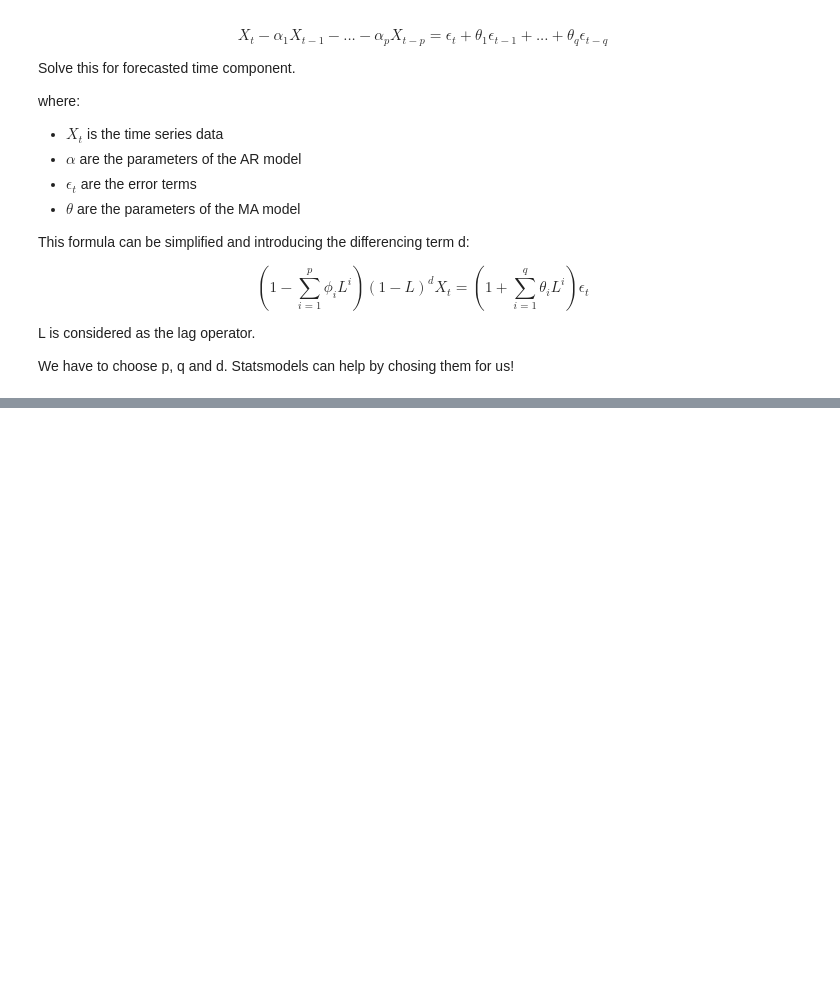
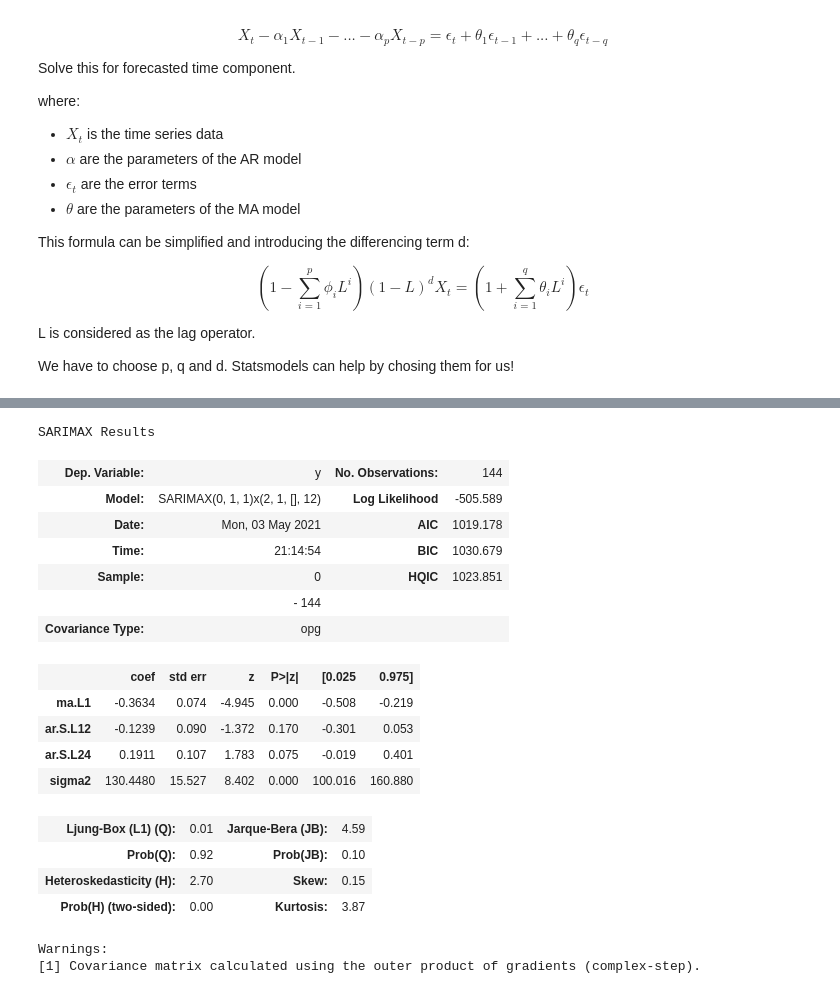
Before and after one commit to kromerh/coincaster, a Jupyter notebook: 04.Analysis/07 ARIMA.ipynb, the cells around one changed output, grey strips where cells are left out. Cells and saved outputs as stored; diff of their text form; code cells hidden in the pictures; blank space fills up the shorter version.

Commit message:
Choosing ARIMA parameters

```diff
--- a/04.Analysis/07 ARIMA.ipynb
+++ b/04.Analysis/07 ARIMA.ipynb
@@ -57,0 +228,12 @@ We have to choose p, q and d. Statsmodels can help by chosing them for us!
+# %%
+stepwise_fit = auto_arima(data_passengers['Thousands of Passengers'],
+           start_p=1,
+           start_q=1,
+           max_p=4,
+           max_q=4,
+           start_P=0,
+           D=1,
+           seasonal=True,
+           trace=True, #trace shows first couple of models
+           m=12
+          )
@@ -57,0 +258,22 @@ We have to choose p, q and d. Statsmodels can help by chosing them for us!
+# %%
+stepwise_fit.summary()
+# %% [output]
+SARIMAX Results
+| Dep. Variable: | y | No. Observations: | 144 |
+| Model: | SARIMAX(0, 1, 1)x(2, 1, [], 12) | Log Likelihood | -505.589 |
+| Date: | Mon, 03 May 2021 | AIC | 1019.178 |
+| Time: | 21:14:54 | BIC | 1030.679 |
+| Sample: | 0 | HQIC | 1023.851 |
+|  | - 144 |  |  |
+| Covariance Type: | opg |  |  |
+|  | coef | std err | z | P>|z| | [0.025 | 0.975] |
+| ma.L1 | -0.3634 | 0.074 | -4.945 | 0.000 | -0.508 | -0.219 |
+| ar.S.L12 | -0.1239 | 0.090 | -1.372 | 0.170 | -0.301 | 0.053 |
+| ar.S.L24 | 0.1911 | 0.107 | 1.783 | 0.075 | -0.019 | 0.401 |
+| sigma2 | 130.4480 | 15.527 | 8.402 | 0.000 | 100.016 | 160.880 |
+| Ljung-Box (L1) (Q): | 0.01 | Jarque-Bera (JB): | 4.59 |
+| Prob(Q): | 0.92 | Prob(JB): | 0.10 |
+| Heteroskedasticity (H): | 2.70 | Skew: | 0.15 |
+| Prob(H) (two-sided): | 0.00 | Kurtosis: | 3.87 |
+Warnings:
+[1] Covariance matrix calculated using the outer product of gradients (complex-step).
```
Also changed, not shown: parts of 11 cells of this notebook, 1 other file.
